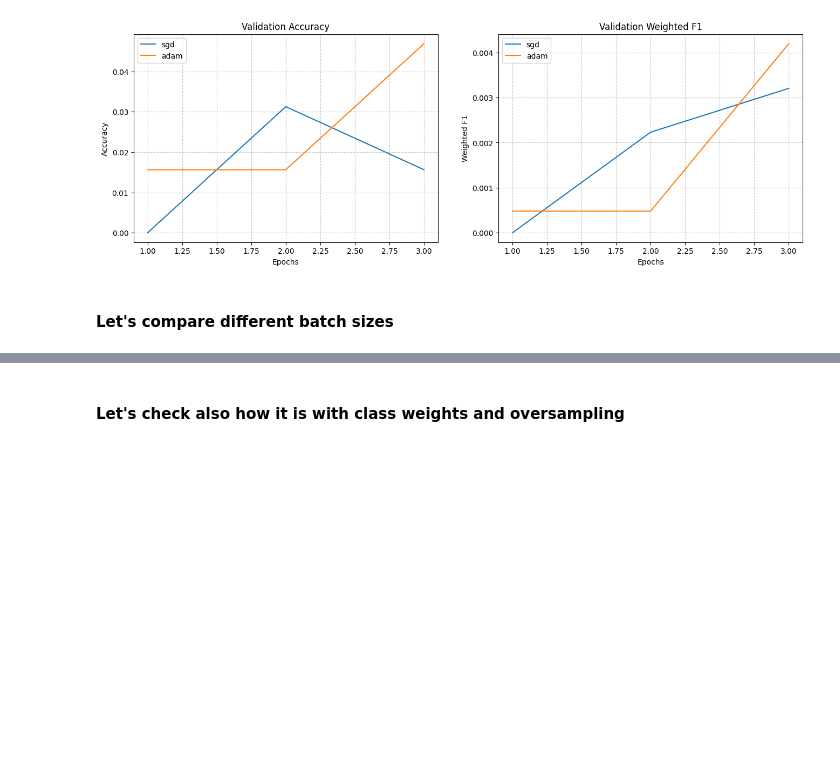
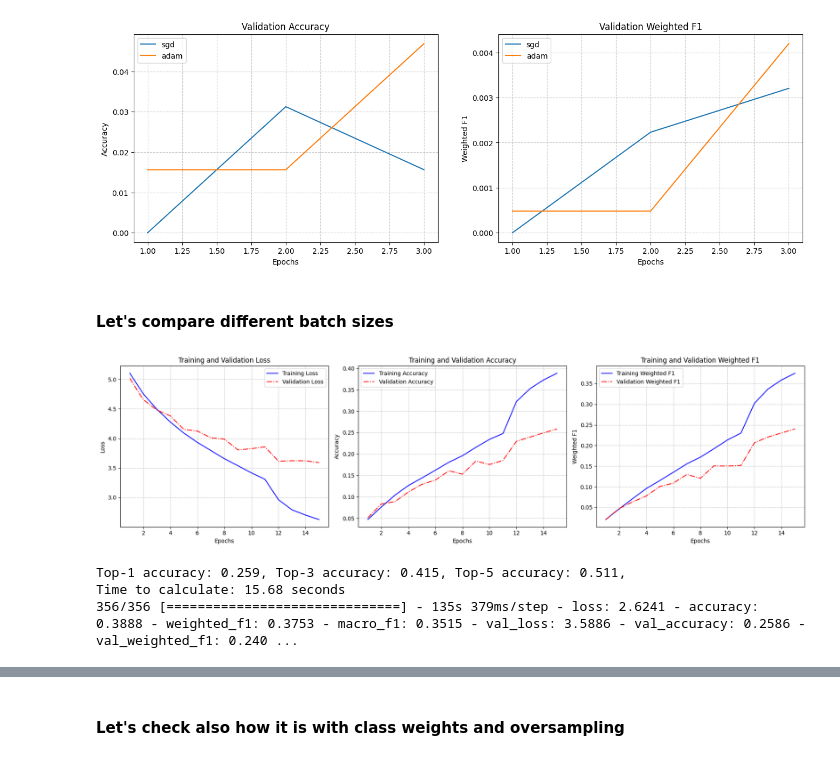
Before and after one commit to MaximilianLae/DL_Skin_Disease_Classification, a Jupyter notebook: VersionWithFunctionsGithub.ipynb, the cells around one changed output, grey strips where cells are left out. Saved outputs shown, nothing was run; the diff lists cells and outputs as text; code cells hidden in the pictures; blank space fills up the shorter version.

Commit message:
Run 32 and 64 batch

```diff
--- a/VersionWithFunctionsGithub.ipynb
+++ b/VersionWithFunctionsGithub.ipynb
@@ -388,0 +386,8 @@ model_batch_128, history_batch_128 = compile_and_train_model(sgd_optimizer, batc
+# %%
+sgd_optimizer = SGD(lr=0.001, momentum=0.9)
+model_batch_32, history_batch_32 = compile_and_train_model(sgd_optimizer, batch_size=32, epochs=15)
+# %% [output]
+[figure, added]
+Top-1 accuracy: 0.259, Top-3 accuracy: 0.415, Top-5 accuracy: 0.511,
+Time to calculate: 15.68 seconds
+356/356 [==============================] - 135s 379ms/step - loss: 2.6241 - accuracy: 0.3888 - weighted_f1: 0.3753 - macro_f1: 0.3515 - val_loss: 3.5886 - val_accuracy: 0.2586 - val_weighted_f1: 0.240 ...
```
Also changed, not shown: parts of 8 cells of this notebook.
